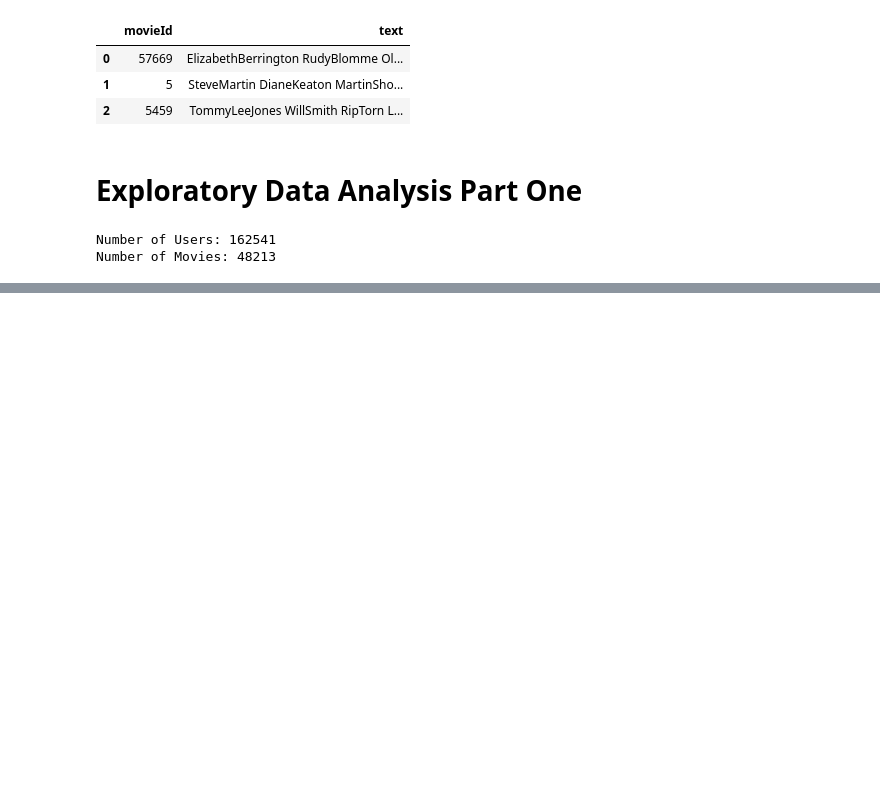
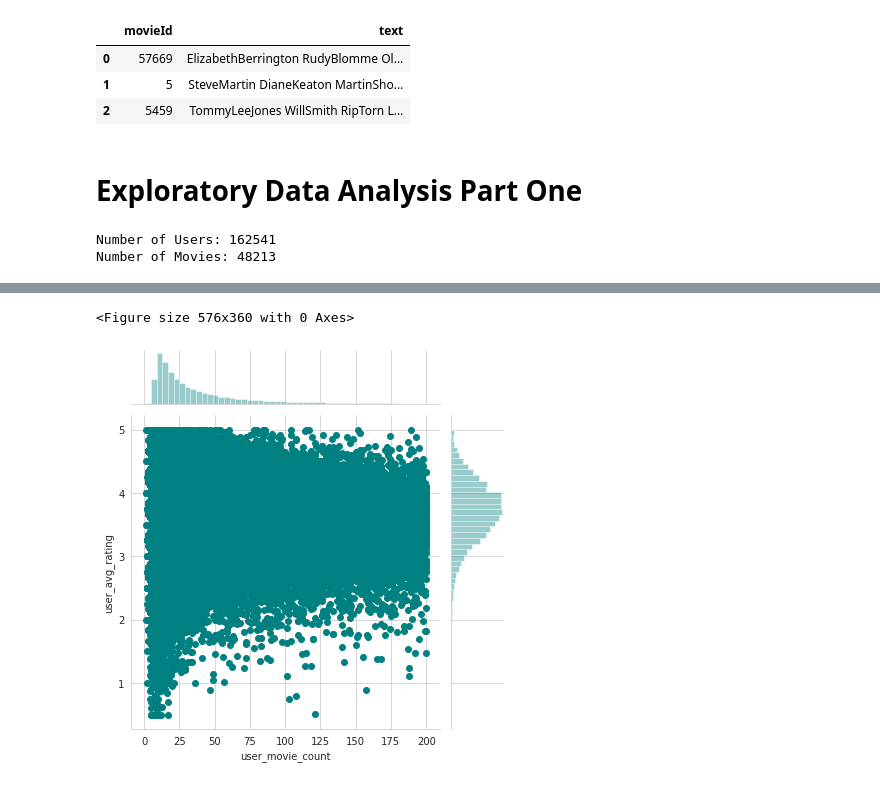
Before and after one commit to titusndondo/unsupervised-predict-streamlit-template, a Jupyter notebook: predict_deliverables/EDA.ipynb, the cells around one changed output, grey strips where cells are left out. Saved outputs shown, nothing was run; the diff lists cells and outputs as text; code cells hidden in the pictures; blank space fills up the shorter version.

```diff
--- a/predict_deliverables/EDA.ipynb
+++ b/predict_deliverables/EDA.ipynb
@@ -204,0 +282,6 @@ Number of Movies: 48213
+# %%
+avg_rating = train_data.groupby('userId')[['rating']].mean().rename(columns = {'rating':'user_avg_rating'})
+user_movie_count = pd.DataFrame(num_of_movies_watched).rename(columns = {'movieId':'user_movie_count'})
+users_data = pd.concat([avg_rating, user_movie_count], axis = 1).reset_index()
+
+users_data.head()
@@ -204,0 +295,11 @@ Number of Movies: 48213
+# %%
+mask = users_data['userId'].isin(userids_w_more_than_200)
+
+fig = plt.figure(figsize = (8, 5))
+sns.jointplot(data = users_data[~mask], x = 'user_movie_count', y = 'user_avg_rating', color = 'teal')
+# plt.title('Relationship between ratings and number of movies watched \n\n\n\n', fontsize = 20)
+# plt.xlabel('Number of movies watched \n', fontsize = 20)
+plt.show()
+# %% [output]
+<Figure size 576x360 with 0 Axes>
+[figure, added]
```
Also changed, not shown: parts of 8 cells of this notebook.
